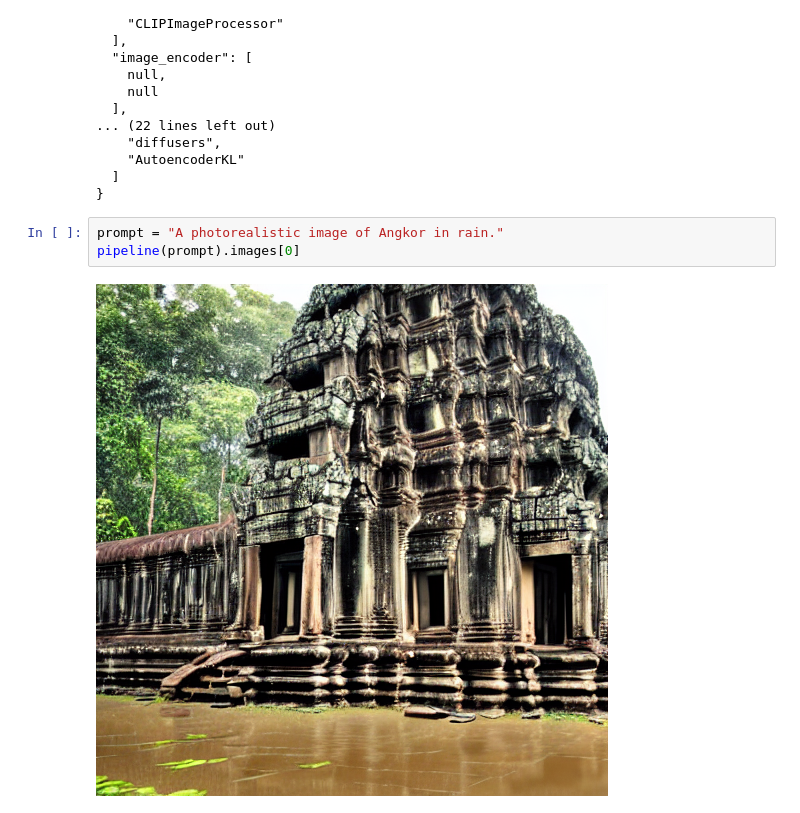
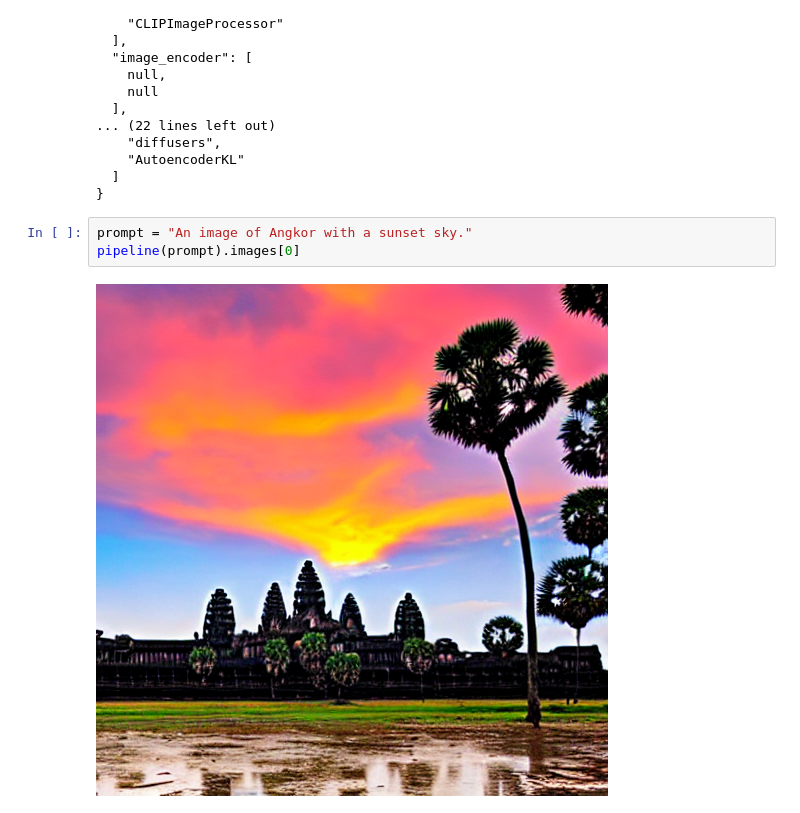
Before and after one commit to loem-ms/generative-model, a Jupyter notebook: generative-models/06-stable-diffusion.ipynb, the cells around one changed output. Saved outputs shown, nothing was run; the diff lists cells and outputs as text.

```diff
--- a/generative-models/06-stable-diffusion.ipynb
+++ b/generative-models/06-stable-diffusion.ipynb
@@ -96,7 +96,7 @@ StableDiffusionPipeline {
   ]
 }
 # %%
-prompt = "A photorealistic image of Angkor in rain."
+prompt = "An image of Angkor with a sunset sky."
 pipeline(prompt).images[0]
 # %% [output]
-[figure, old version]
+[figure, new version]
```
